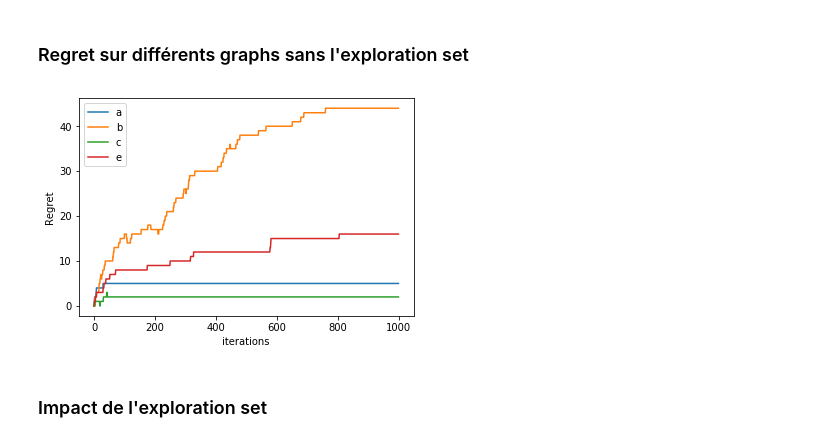
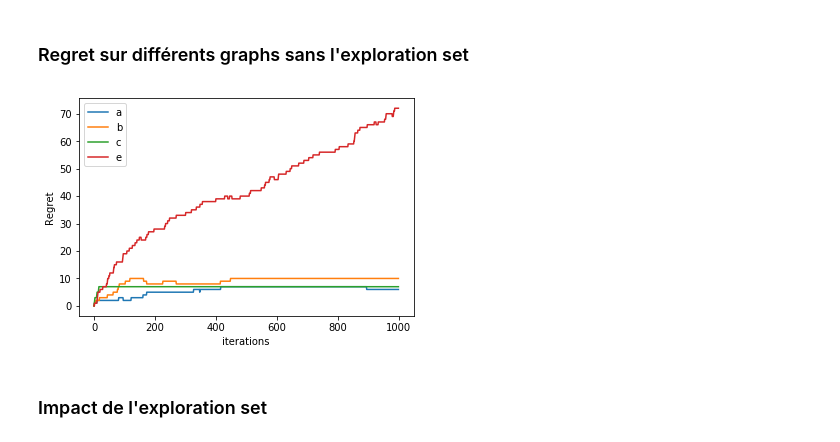
Before and after one commit to NicolasLoiseau/OnlineLearning, a Jupyter notebook: Beyond Bandits.ipynb, the cells around one changed output. Saved outputs shown, nothing was run; the diff lists cells and outputs as text; code cells hidden in the pictures.

```diff
--- a/Beyond Bandits.ipynb
+++ b/Beyond Bandits.ipynb
@@ -142,22 +142,22 @@ e.show()
 # %%
 n_iter = 1000
 
 graphs = [a, b, c, e]
 names = ['a', 'b', 'c', 'e']
 regrets = []
 
 for graph_ in graphs:
-    q, regret = exp3(graph_, learn_rate=0.6, gamma=0., n_iter=n_iter)
+    q, regret = exp3(graph_, learn_rate=0.2, gamma=0., n_iter=n_iter)
     regrets.append(regret)
 
 x = np.arange(n_iter)
 plt.plot(x, regrets[0], x, regrets[1], x, regrets[2], x, regrets[3])
 plt.legend(names)
 plt.xlabel('iterations')
 plt.ylabel('Regret')
 plt.show()
 # %% [output]
-[figure, old version]
+[figure, new version]
 # %% [markdown]
 ### Impact de l'exploration set
 # %%
```
Also changed, not shown: parts of 1 cell of this notebook.
